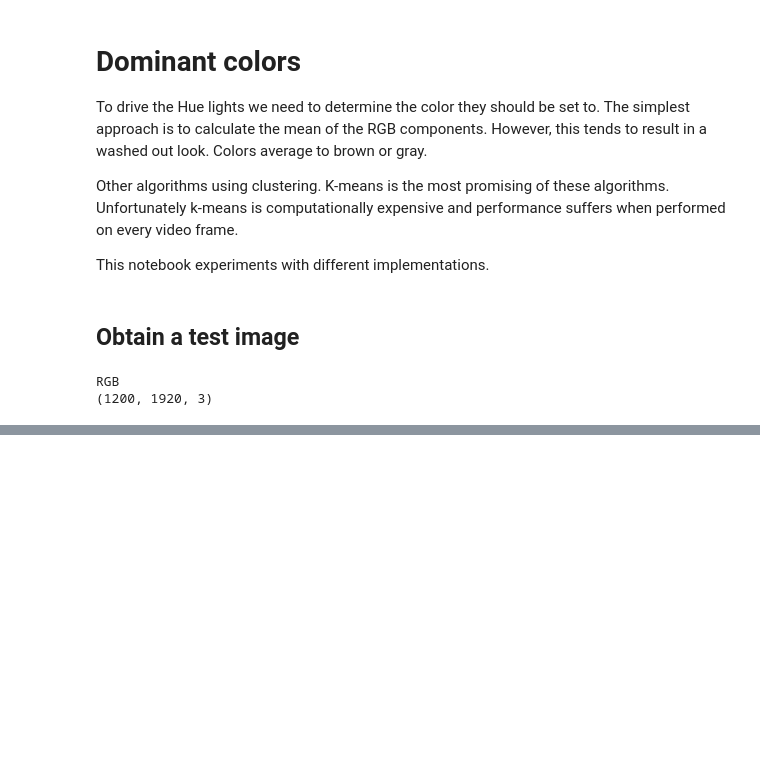
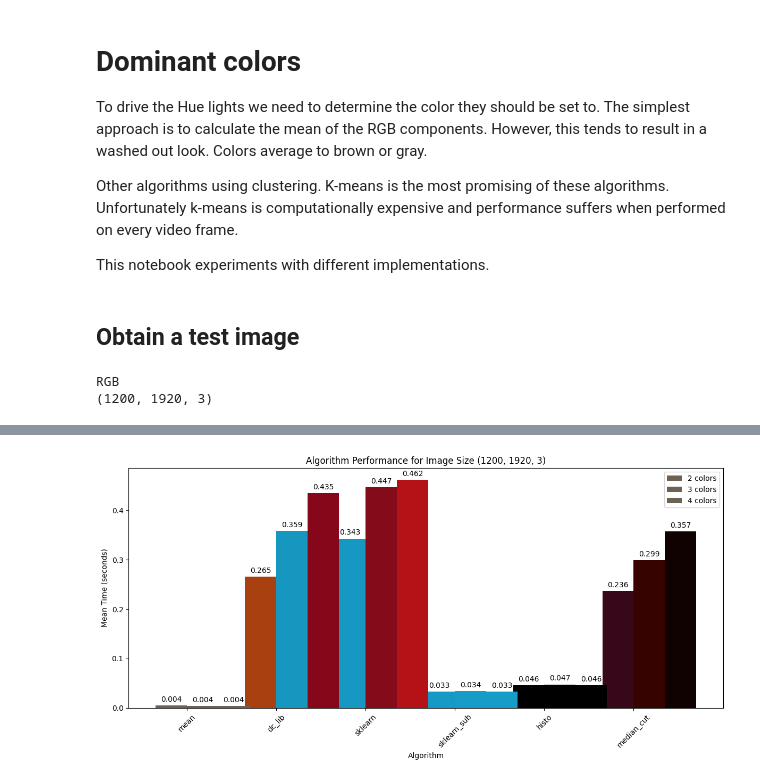
Before and after one commit to npapke/funbiance, a Jupyter notebook: doc/dominant_color.ipynb, the cells around one changed output, grey strips where cells are left out. Cells and saved outputs as stored; diff of their text form; code cells hidden in the pictures; blank space fills up the shorter version.

Commit message:
More experimentation with color determination.

```diff
--- a/doc/dominant_color.ipynb
+++ b/doc/dominant_color.ipynb
@@ -125,0 +200,81 @@ HTML(results_df.to_html(escape=False))
+# %%
+import matplotlib.pyplot as plt
+import seaborn as sns
+import numpy as np
+
+# Create a color map helper function
+def get_bar_colors(df_subset):
+    # Convert color tuples to matplotlib RGB format (0-1 range)
+    colors = []
+    for color_tuple in df_subset['Color'].apply(lambda x: eval(x.split('rgb(')[1].split(')')[0])):
+        colors.append(np.array(color_tuple) / 255)
+    return colors
+
+# Create separate plots for each image size
+for size in results_df['Size'].unique():
+    # Filter data for this size
+    size_data = results_df[results_df['Size'] == size]
+
+    # Create figure and axis
+    plt.figure(figsize=(12, 6))
+
+    # Create grouped bar plot
+    bar_positions = np.arange(len(size_data['Algorithm'].unique()))
+    width = 0.35
+
+    # Split by number of colors
+    for i, num_color in enumerate(size_data['#Color'].unique()):
+        mask = size_data['#Color'] == num_color
+        data = size_data[mask]
+
+        bars = plt.bar(bar_positions + (i * width),
+                      data['Mean Time'],
+                      width,
+                      label=f'{num_color} colors',
+                      color=get_bar_colors(data))
+
+        # Add value labels
+        plt.bar_label(bars, fmt='%.3f', padding=3)
+
+    # Customize plot
+    plt.title(f'Algorithm Performance for Image Size {size}')
+    plt.xlabel('Algorithm')
+    plt.ylabel('Mean Time (seconds)')
+    plt.xticks(bar_positions + width/2, size_data['Algorithm'].unique(), rotation=45)
+    plt.legend()
+
+    plt.tight_layout()
+    plt.show()
+
+# Create summary plot
+plt.figure(figsize=(12, 6))
+summary_data = results_df.groupby(['Algorithm', '#Color'])['Mean Time'].mean().reset_index()
+
+bar_positions = np.arange(len(summary_data['Algorithm'].unique()))
+width = 0.30
+
+for i, num_color in enumerate(summary_data['#Color'].unique()):
+    mask = summary_data['#Color'] == num_color
+    data = summary_data[mask]
+
+    # For the summary, use average colors from the original dataset
+    color_data = results_df[results_df['#Color'] == num_color].groupby('Algorithm')['Color'].first().reset_index()
+
+    bars = plt.bar(bar_positions + (i * width),
+                  data['Mean Time'],
+                  width,
+                  label=f'{num_color} colors',
+                  color=get_bar_colors(color_data))
+
+    plt.bar_label(bars, fmt='%.3f', padding=3)
+
+plt.title('Overall Algorithm Performance (Averaged Across All Sizes)')
+plt.xlabel('Algorithm')
+plt.ylabel('Mean Time (seconds)')
+plt.xticks(bar_positions + width/2, summary_data['Algorithm'].unique(), rotation=45)
+plt.legend()
+
+plt.tight_layout()
+plt.show()
+# %% [output]
+[figure, added]
```
Also changed, not shown: parts of 4 cells of this notebook, 1 other file.
